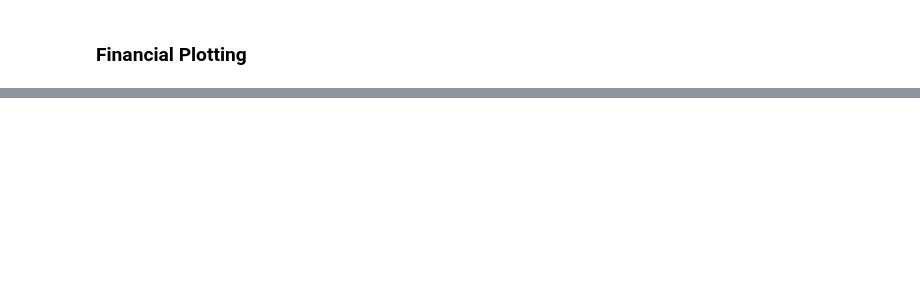
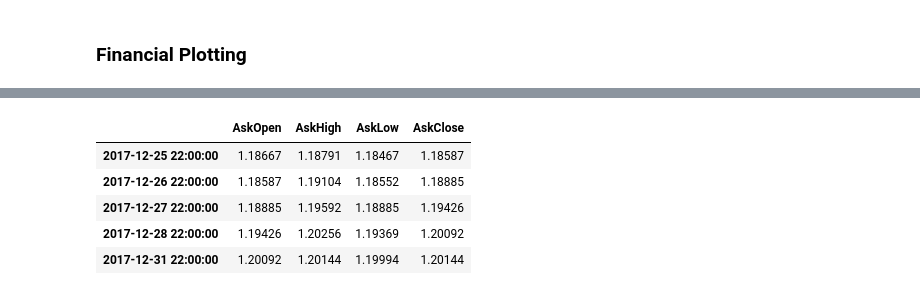
Before and after one commit to yhilpisch/py4fi2nd, a Jupyter notebook: code/ch07/07_visualization.ipynb, the cells around one changed output, grey strips where cells are left out. Drawn from its saved outputs; the diff is of its cells as text; code cells hidden in the pictures; blank space fills up the shorter version.

```diff
--- a/code/ch07/07_visualization.ipynb
+++ b/code/ch07/07_visualization.ipynb
@@ -310,7 +399,14 @@ raw.info()
 # %%
-quotes = raw[['OpenAsk', 'HighAsk', 'LowAsk', 'CloseAsk']]
+quotes = raw[['AskOpen', 'AskHigh', 'AskLow', 'AskClose']]
 quotes = quotes.iloc[-60:]
 quotes.tail()
+# %% [output]
+|  | AskOpen | AskHigh | AskLow | AskClose |
+| 2017-12-25 22:00:00 | 1.18667 | 1.18791 | 1.18467 | 1.18587 |
+| 2017-12-26 22:00:00 | 1.18587 | 1.19104 | 1.18552 | 1.18885 |
+| 2017-12-27 22:00:00 | 1.18885 | 1.19592 | 1.18885 | 1.19426 |
+| 2017-12-28 22:00:00 | 1.19426 | 1.20256 | 1.19369 | 1.20092 |
+| 2017-12-31 22:00:00 | 1.20092 | 1.20144 | 1.19994 | 1.20144 |
 # %%
 qf = cf.QuantFig(
          quotes,
```
Also changed, not shown: parts of 35 cells of this notebook, 21 other files.
